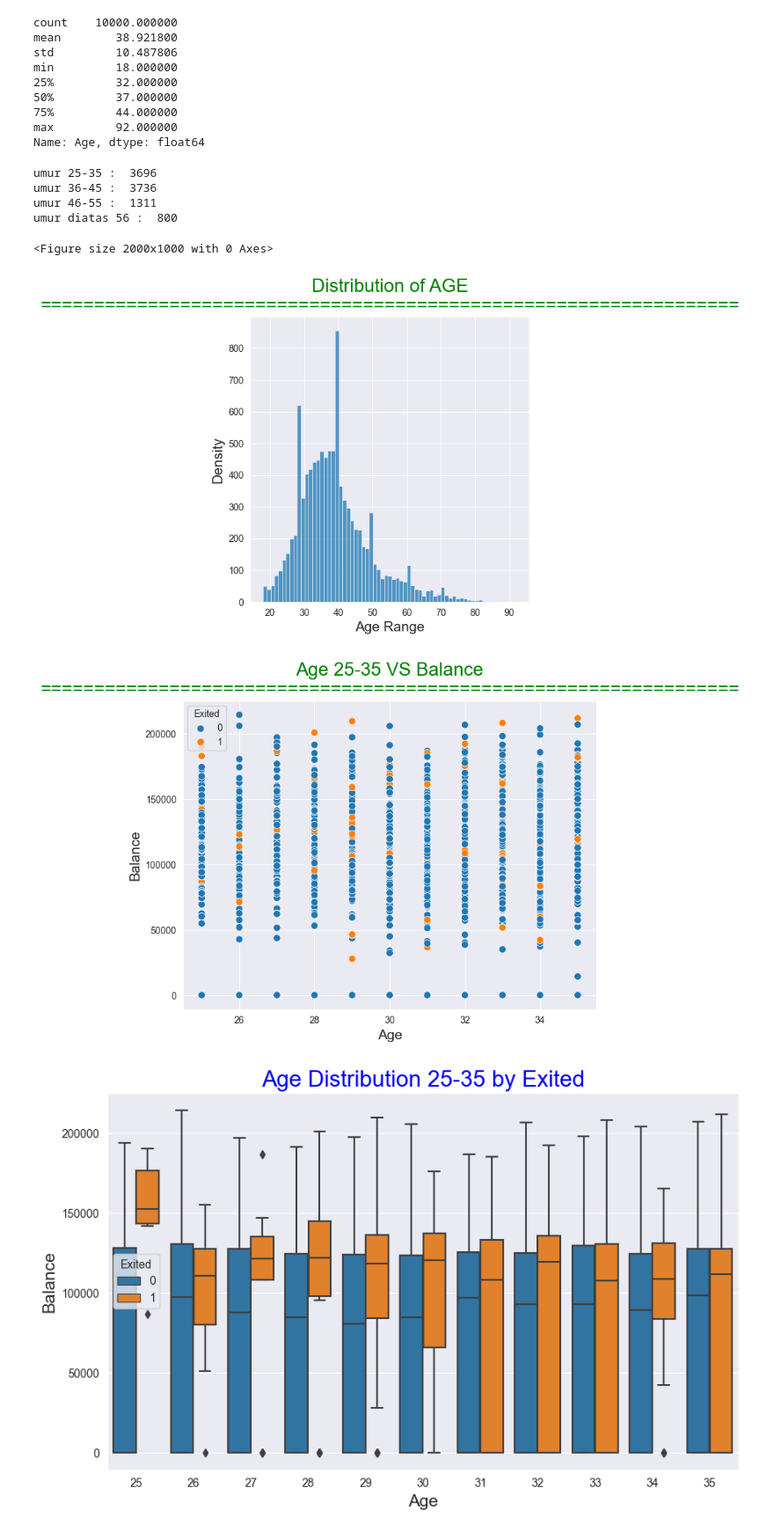
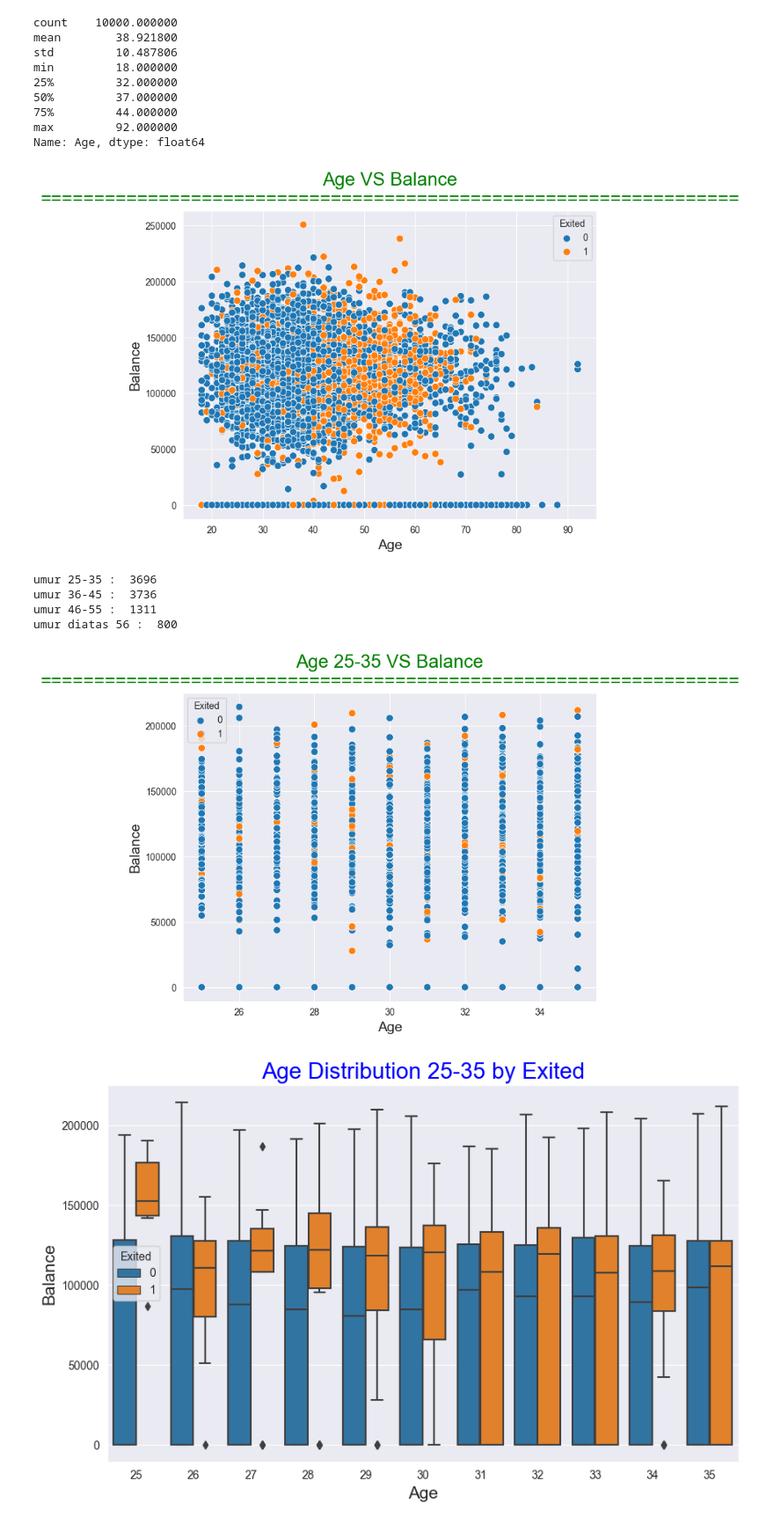
Before and after one commit to Kristoffer-Ts/Tubes, a Jupyter notebook: Code.ipynb, the cells around one changed output. Shown at 88% size. Saved outputs shown, nothing was run; the diff lists cells and outputs as text; code cells hidden in the pictures.

```diff
--- a/Code.ipynb
+++ b/Code.ipynb
@@ -116 +143,9 @@ plt.show
+# %%
+# encode balance menjadi label
+data['Label'] = 0  # Inisialisasi dengan 0
+
+# Beri label 1 pada data yang di atas Q3
+data.loc[data['Balance'] > 127644, 'Label'] = 3  # Label 3 untuk balance di atas Q3
+data.loc[data['Balance'] > 97198, 'Label'] = 2  # Label 2 untuk balance antara Q2 dan Q3
+data.loc[data['Balance'] <= 97198, 'Label'] = 1  # Label 1 untuk balance di bawah Q2
 # %%
@@ -137,6 +173,20 @@ min         18.000000
 75%         44.000000
 max         92.000000
 Name: Age, dtype: float64
+# %%
+# Age vs balance
+
+
+plt.figure(figsize=(8,6))
+sns.set_style('darkgrid')
+
+sns.scatterplot(data=data, x=data.Age, y= data.Balance, hue="Exited", s=60)
+plt.title("Age VS Balance\n=================================================================", fontsize=20, color="green")
+plt.xlabel("Age", fontsize=15)
+plt.ylabel("Balance", fontsize=15)
+plt.show()
+# %% [output]
+[figure, added]
 # %%
 # berdasarkan jurnal berikut adalah penyebaran data dimana anak muda berkisar dari 25-44 tahun, middle age
 # berkisar 44-60 tahun, orang tua berkisar 60-75 tahun, dan senile age berkisar 75 tahun keatas
@@ -159,30 +209,18 @@ umur 36-45 :  3736
 umur 46-55 :  1311
 umur diatas 56 :  800
 # %%
-plt.figure(figsize=(20,10))
+# Age 25-35  VS Balance
+
+plt.figure(figsize=(8,6))
 sns.set_style('darkgrid')
-sns.displot(data.Age)
-plt.title("Distribution of AGE\n=================================================================", fontsize=20, color="green")
-plt.xlabel("Age Range", fontsize=15)
-plt.ylabel("Density", fontsize=15)
 
+sns.scatterplot(data=data, x=Age_25_35, y= "Balance", hue="Exited", s=60)
+plt.title("Age 25-35 VS Balance\n=================================================================", fontsize=20, color="green")
+plt.xlabel("Age", fontsize=15)
+plt.ylabel("Balance", fontsize=15)
 plt.show()
 # %% [output]
-<Figure size 2000x1000 with 0 Axes>
-[figure, old version]
+[figure, new version]
-# %%
-# Age 25-35  VS Exited
-
-plt.figure(figsize=(8,6))
-sns.set_style('darkgrid')
-
-sns.scatterplot(data=data, x=Age_25_35, y= "Balance", hue="Exited", s=60)
-plt.title("Age 25-35 VS Balance\n=================================================================", fontsize=20, color="green")
-plt.xlabel("Age", fontsize=15)
-plt.ylabel("Balance", fontsize=15)
-plt.show()
-# %% [output]
-[figure, removed]
 # %%
 # Age VS Exited
 
```
Also changed, not shown: parts of 5 cells of this notebook.
